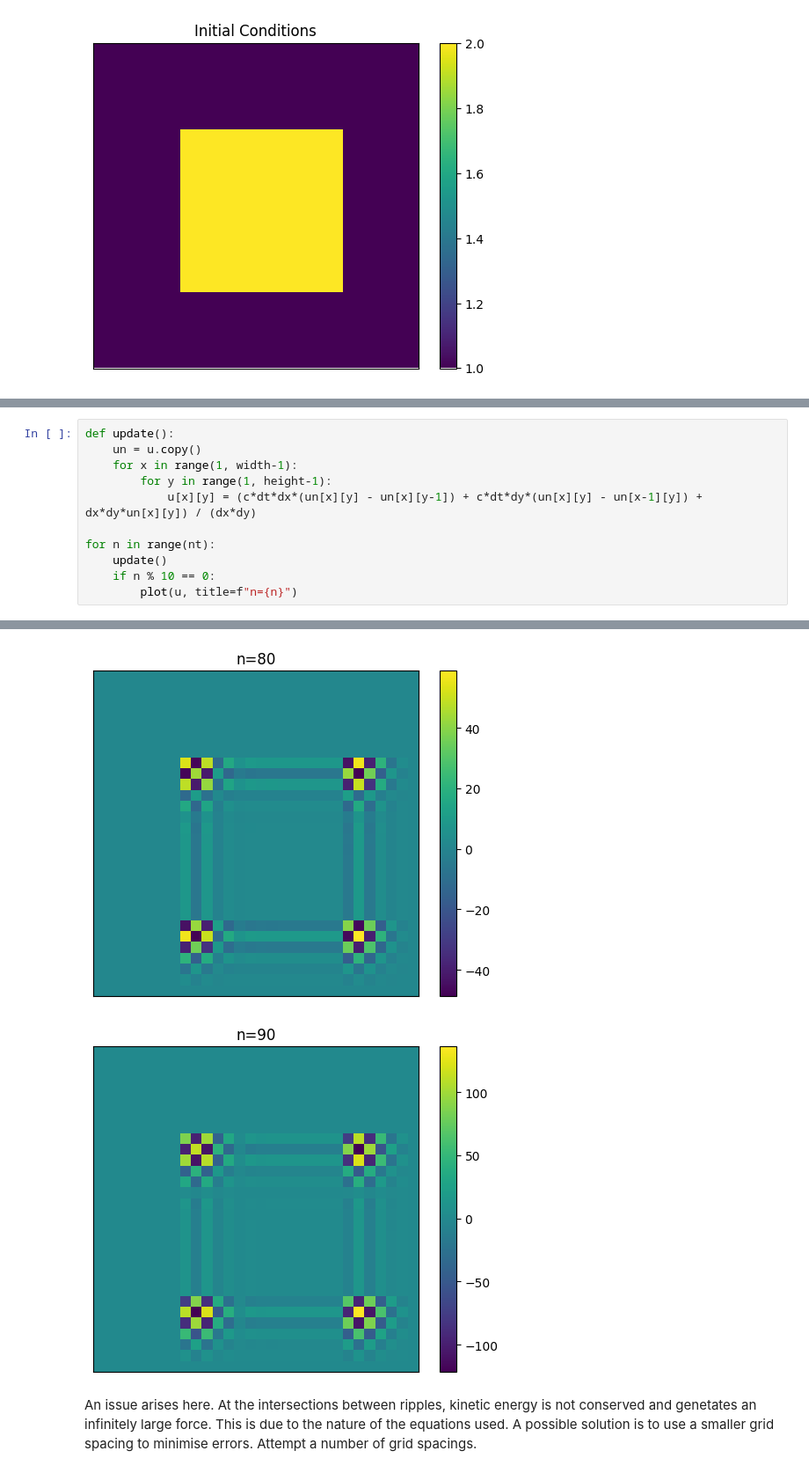
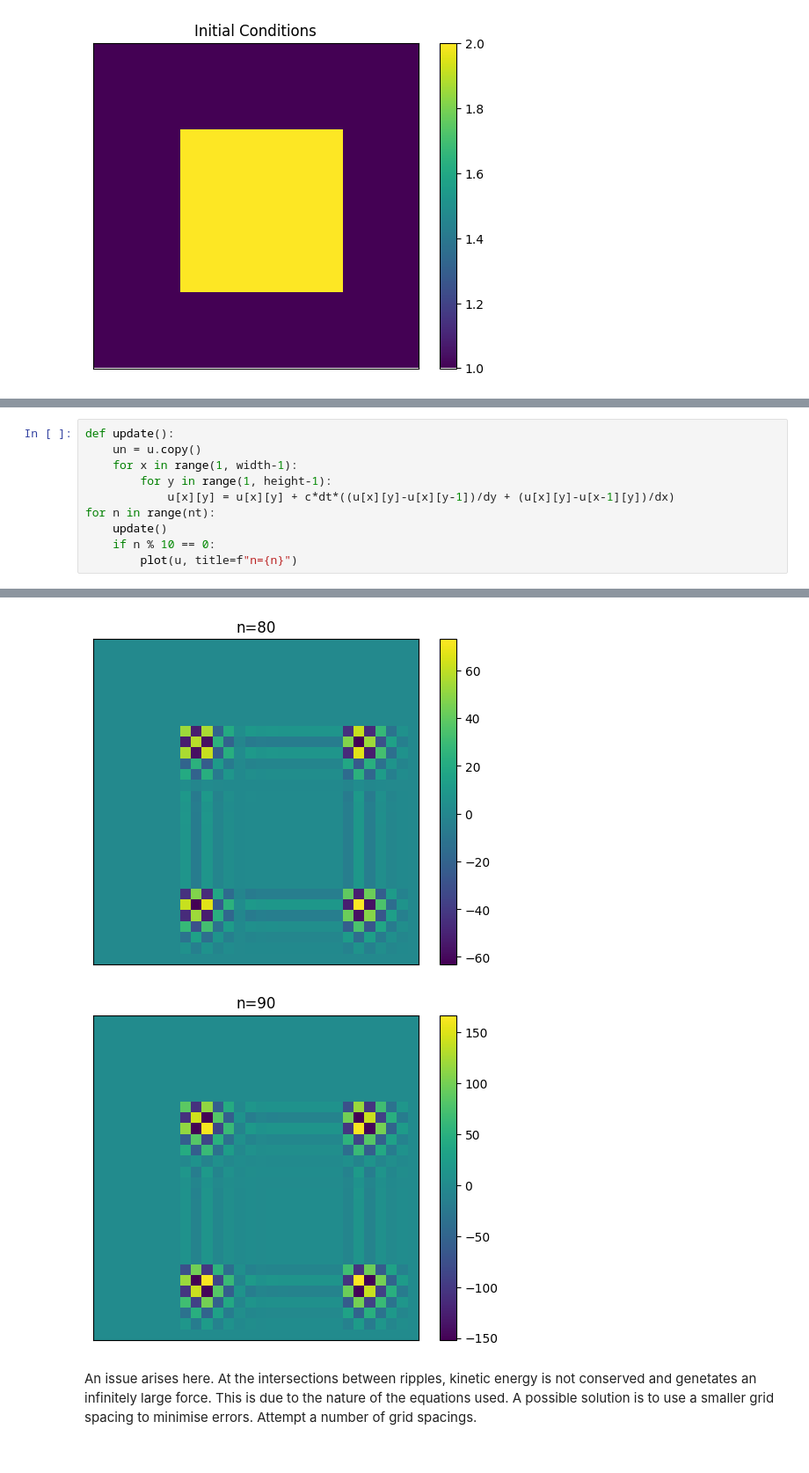
Before and after one commit to ColouredCat/Fluid_Sums, a Jupyter notebook: 2d-convection.ipynb, the cells around one changed output, grey strips where cells are left out. Shown at 88% size. Saved outputs shown, nothing was run; the diff lists cells and outputs as text.

```diff
--- a/2d-convection.ipynb
+++ b/2d-convection.ipynb
@@ -72,8 +82,7 @@ def update():
     un = u.copy()
     for x in range(1, width-1):
         for y in range(1, height-1):
-            u[x][y] = (c*dt*dx*(un[x][y] - un[x][y-1]) + c*dt*dy*(un[x][y] - un[x-1][y]) + dx*dy*un[x][y]) / (dx*dy)
-
+            u[x][y] = u[x][y] + c*dt*((u[x][y]-u[x][y-1])/dy + (u[x][y]-u[x-1][y])/dx)
 for n in range(nt):
     update()
     if n % 10 == 0:
@@ -90,5 +99,5 @@ for n in range(nt):
-[figure, old version]
+[figure, new version]
-[figure, old version]
+[figure, new version]
 # %% [markdown]
 An issue arises here. At the intersections between ripples, kinetic energy is not conserved and genetates an infinitely large force. This is due to the nature of the equations used. A possible solution is to use a smaller grid spacing to minimise errors. Attempt a number of grid spacings.
 # %%
```
Also changed, not shown: parts of 4 cells of this notebook, 1 other file.
